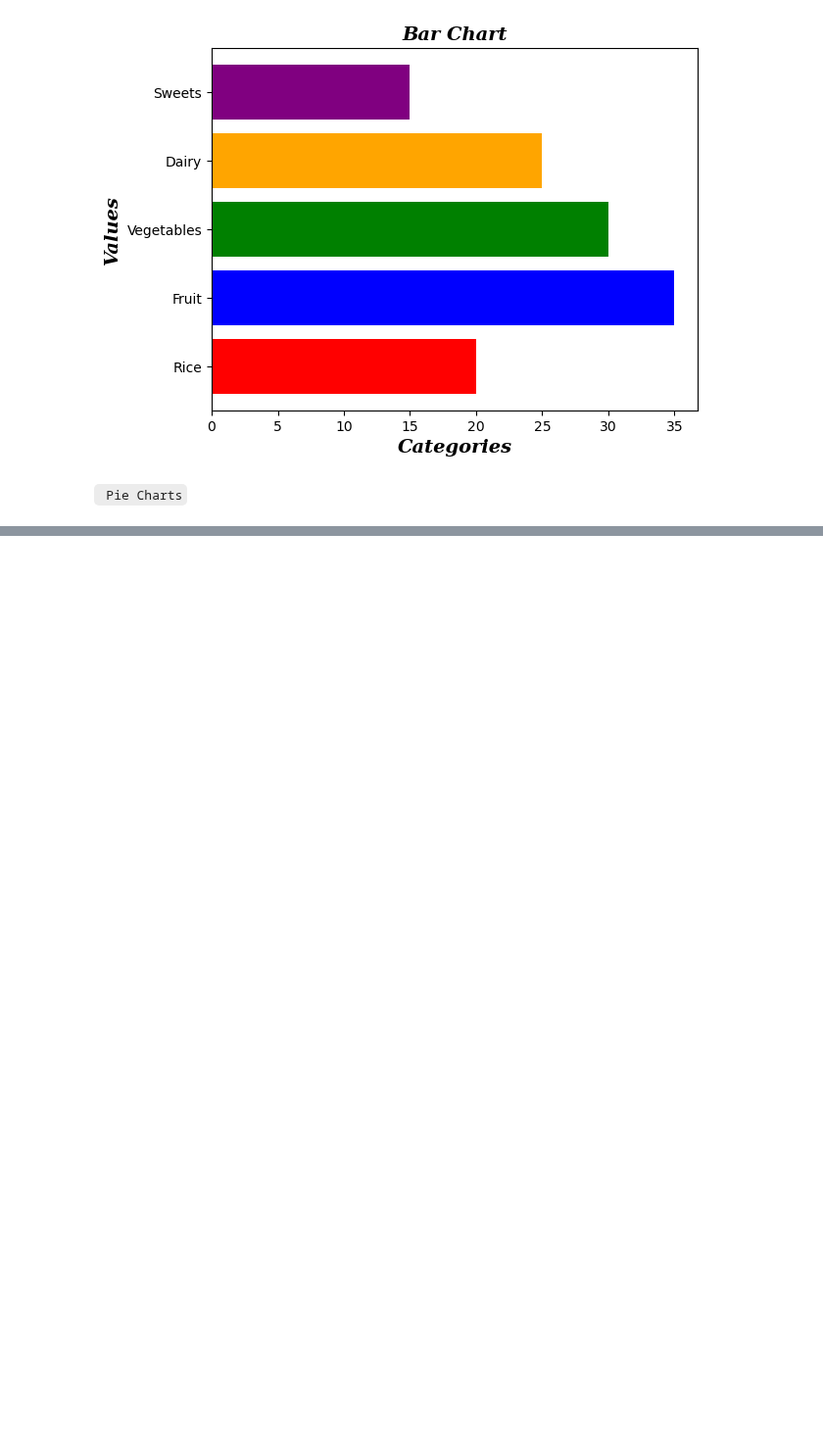
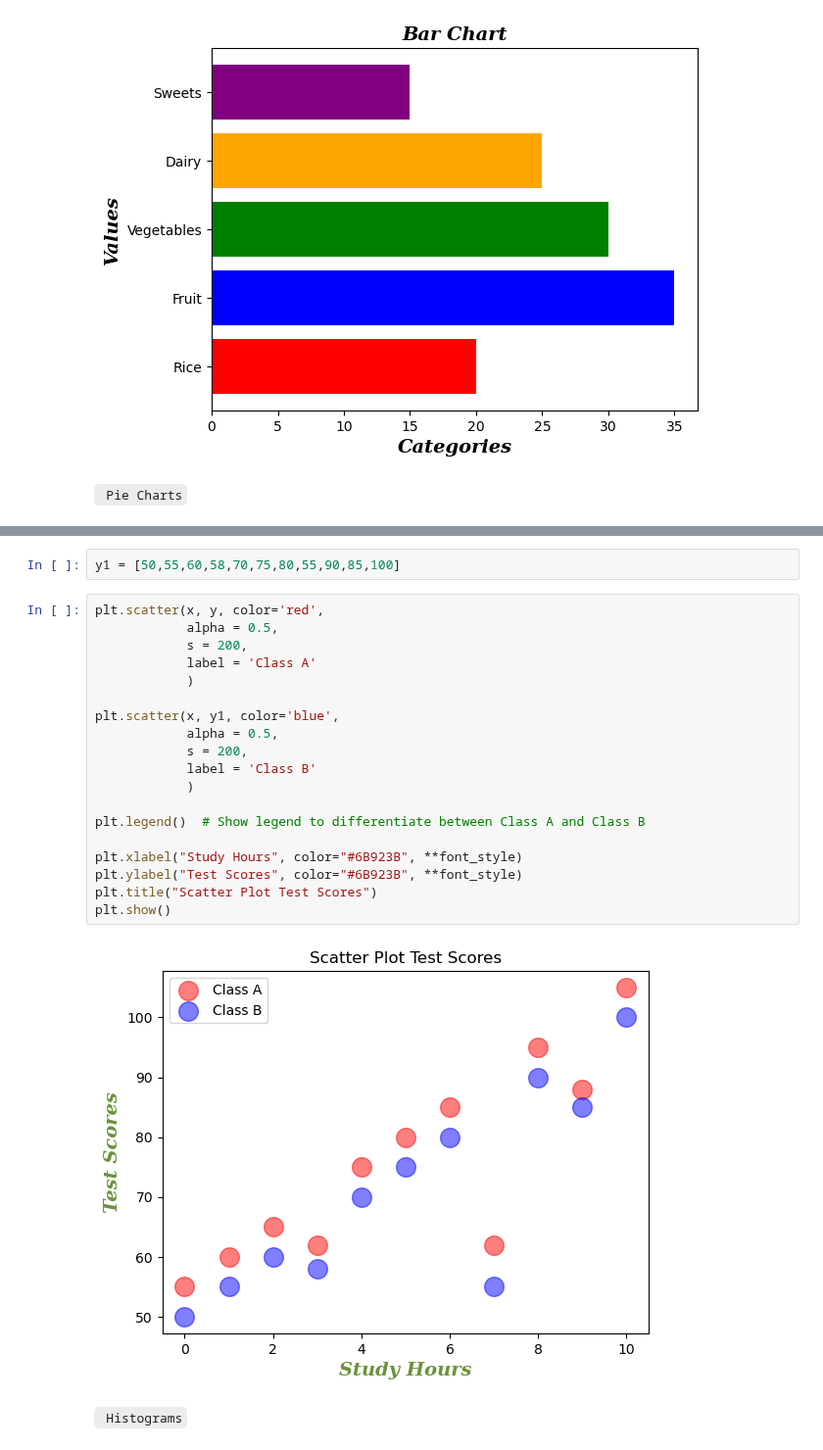
Before and after one commit to Gowtham-314/daily_python_concept, a Jupyter notebook: matplotlib/learn_matplotlib.ipynb, the cells around one changed output, grey strips where cells are left out. Shown at 98% size. Cells and saved outputs as stored; diff of their text form; blank space fills up the shorter version.

````diff
--- a/matplotlib/learn_matplotlib.ipynb
+++ b/matplotlib/learn_matplotlib.ipynb
@@ -243,0 +278,25 @@ plt.show()
+# %%
+y1 = [50,55,60,58,70,75,80,55,90,85,100]
+# %%
+plt.scatter(x, y, color='red',
+            alpha = 0.5,
+            s = 200,
+            label = 'Class A'
+            )
+
+plt.scatter(x, y1, color='blue',
+            alpha = 0.5,
+            s = 200,
+            label = 'Class B'
+            )
+
+plt.legend()  # Show legend to differentiate between Class A and Class B
+
+plt.xlabel("Study Hours", color="#6B923B", **font_style)
+plt.ylabel("Test Scores", color="#6B923B", **font_style)
+plt.title("Scatter Plot Test Scores")
+plt.show()
+# %% [output]
+[figure, added]
+# %% [markdown]
+``` Histograms```
````
Also changed, not shown: parts of 5 cells of this notebook.
